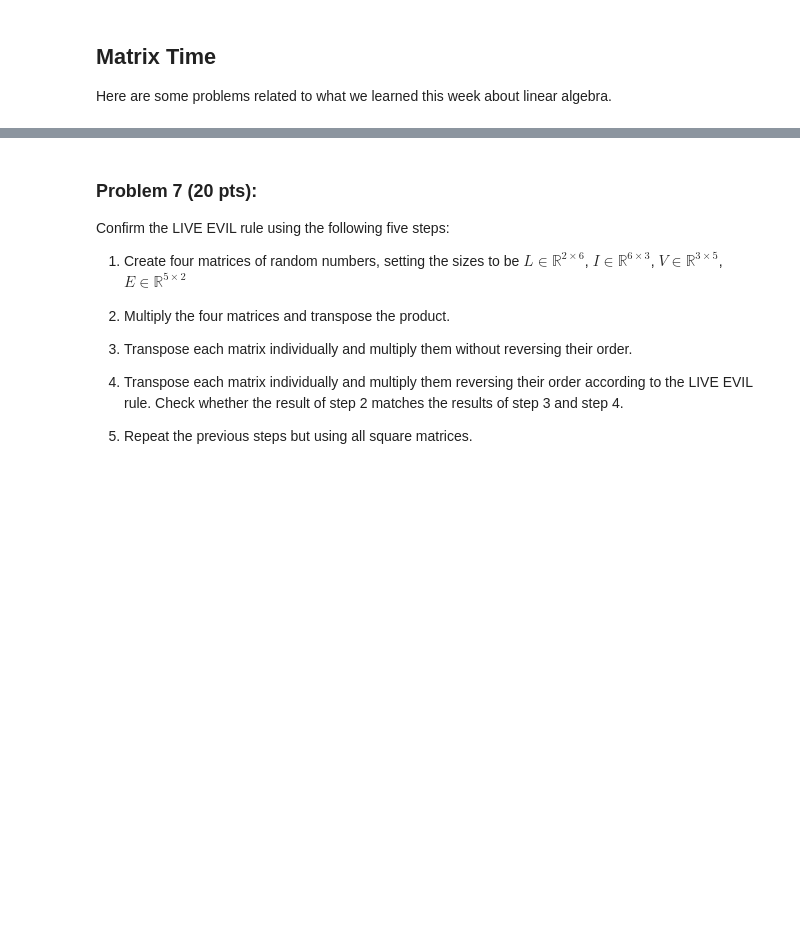
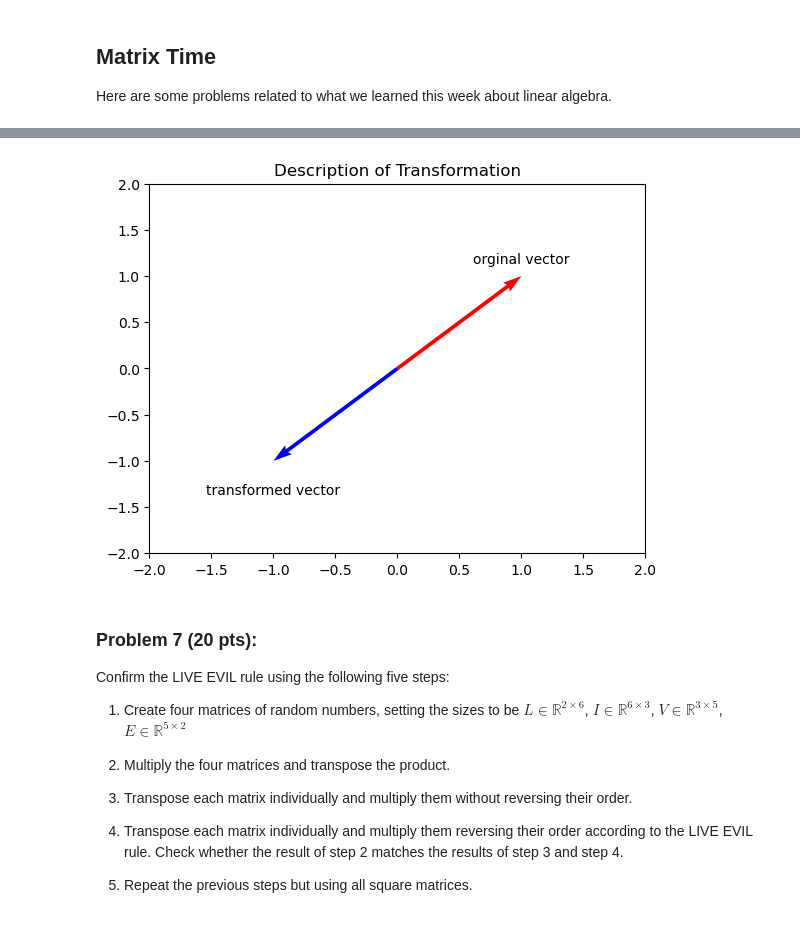
Before and after one commit to jlnsmith2001/AD450Winter2026, a Jupyter notebook: week_7_data_cleaning_matrix.ipynb, the cells around one changed output, grey strips where cells are left out. Cells and saved outputs as stored; diff of their text form; code cells hidden in the pictures; blank space fills up the shorter version.

```diff
--- a/week_7_data_cleaning_matrix.ipynb
+++ b/week_7_data_cleaning_matrix.ipynb
@@ -282,24 +319,50 @@ Here are some problems related to what we learned this week about linear algebra
 # %%
 import numpy as np
 import matplotlib.pyplot as plt
+
+matrix1 = np.array([[0, 1], [1, 0]])
+matrix1b = np.array([[1, 0], [0, -1]])
+matrix1c = np.array([[-1, 0], [0, 1]])
+
+matrix2 = np.array([[5, 0], [0, 1]])
+matrix2b = np.array([[1, 0], [0, 5]])
+matrix2c = np.array([[5, 0], [0, 5]])
+
+matrix3 = np.array([[1, 3], [0, 1]])
+matrix3b = np.array([[1, 0], [3, 1]])
+
+
+matrix4 = np.array([[-1, 0], [0, -1]])
+matrix4b = np.array([[0, 1], [-1, 0]])
+matrix4c = np.array([[0, -1], [1, 0]])
+
+vector1 = [3, 4]
+vector2 = [5, 6]
+
+matrices = [matrix1, matrix1b, matrix1c, matrix2, matrix2b, matrix2c, matrix3, matrix3b, matrix4, matrix4b, matrix4c]
+vectors = [vector1, vector2]
+
+result = [M @ v for M in matrices for v in vectors]
 
 
 
 
 quiver = plt.quiver([0, 0], # Sets the x-cordinate of the start of the vectors
                     [0, 0], # Sets the y-cordinate of the start of the vectors
                     [1, -1], # Sets the x-cordinate of the end of the vectors
                     [1, -1], # Sets the y-cordinate of the end of the vectors
            angles='xy',
            scale_units='xy',
            scale=1,
            color=['r','b'])
 plt.xlim(-2, 2)
 plt.ylim(-2, 2)
 plt.quiverkey(quiver, 1, 1, 1, 'orginal vector', coordinates='data')
 plt.quiverkey(quiver, -1, -1.5, 1, 'transformed vector', coordinates='data')
 plt.title('Description of Transformation')
 plt.show()
+# %% [output]
+[figure, added]
 # %% [markdown]
 ### Problem 7 (20 pts):
 Confirm the LIVE EVIL rule using the following five steps:
```
Also changed, not shown: parts of 4 cells of this notebook, 1 other file.
